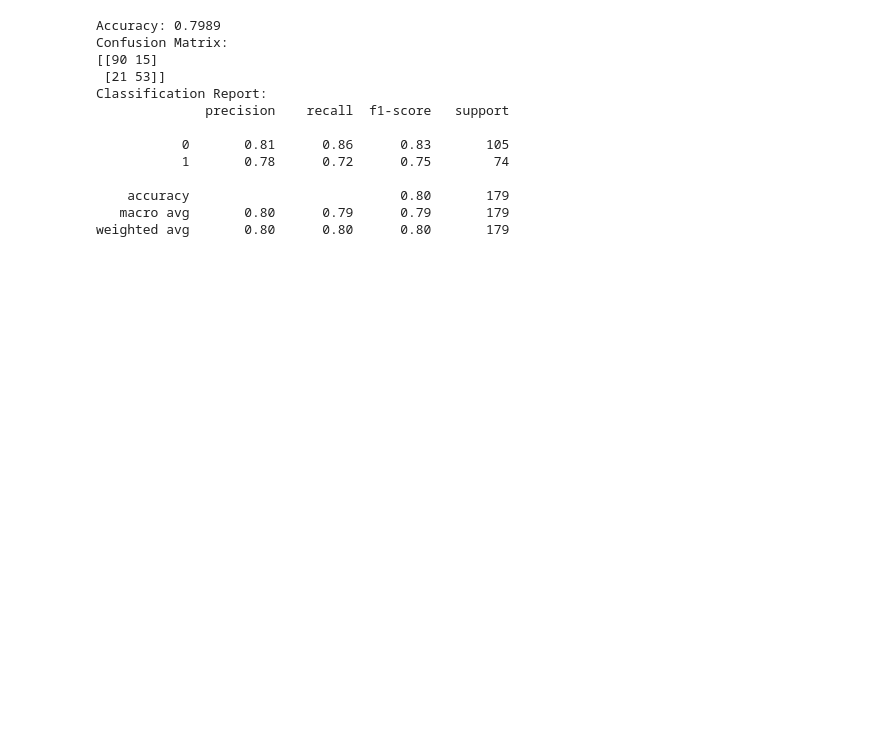
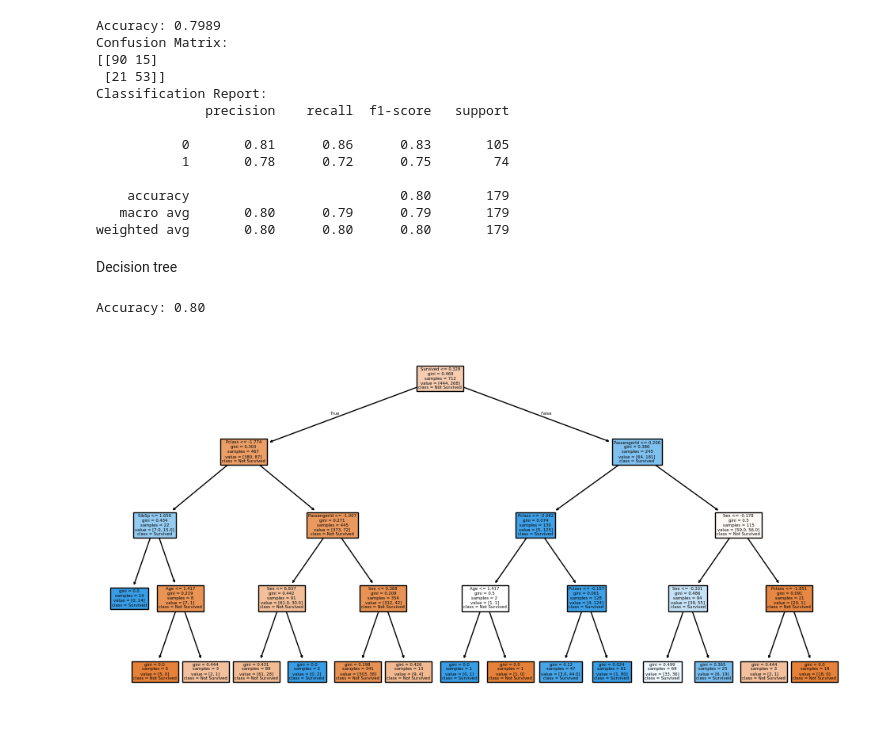
Before and after one commit to DawidK4/MyNotebooks, a Jupyter notebook: Titanic/titanic.ipynb, the cells around one changed output. Drawn from its saved outputs; the diff is of its cells as text; code cells hidden in the pictures; blank space fills up the shorter version.

Commit message:
added a decision tree

```diff
--- a/Titanic/titanic.ipynb
+++ b/Titanic/titanic.ipynb
@@ -265,3 +265,22 @@ Classification Report:
     accuracy                           0.80       179
    macro avg       0.80      0.79      0.79       179
 weighted avg       0.80      0.80      0.80       179
+# %% [markdown]
+Decision tree
+# %%
+from sklearn.tree import DecisionTreeClassifier, plot_tree
+
+clf = DecisionTreeClassifier(criterion="gini", max_depth=4, random_state=42)
+clf.fit(X_train, y_train)
+
+y_pred = clf.predict(X_test)
+
+accuracy = accuracy_score(y_test, y_pred)
+print(f"Accuracy: {accuracy:.2f}")
+
+plt.figure(figsize=(12, 6))
+plot_tree(clf, feature_names=list(train.columns[:-1]), class_names=["Not Survived", "Survived"], filled=True)
+plt.show()
+# %% [output]
+Accuracy: 0.80
+[figure, added]
```
Also changed, not shown: 6 other files.
